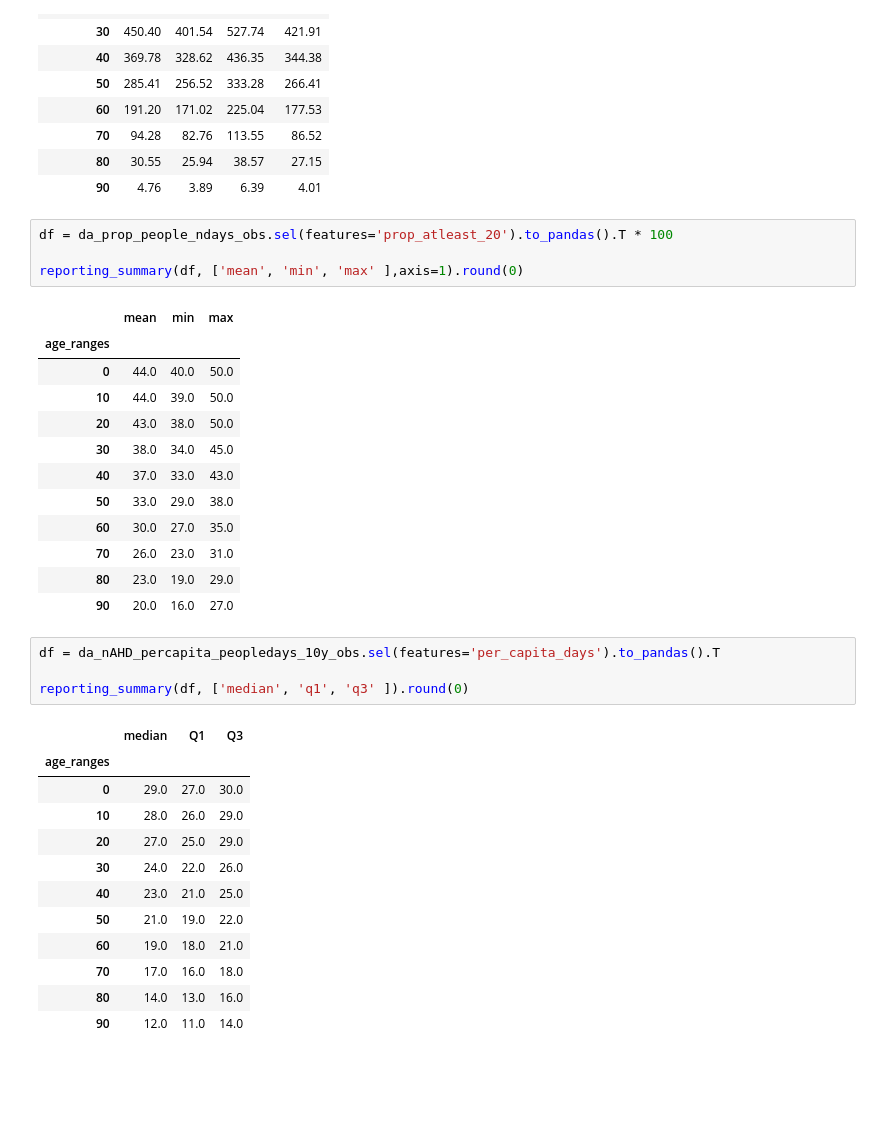
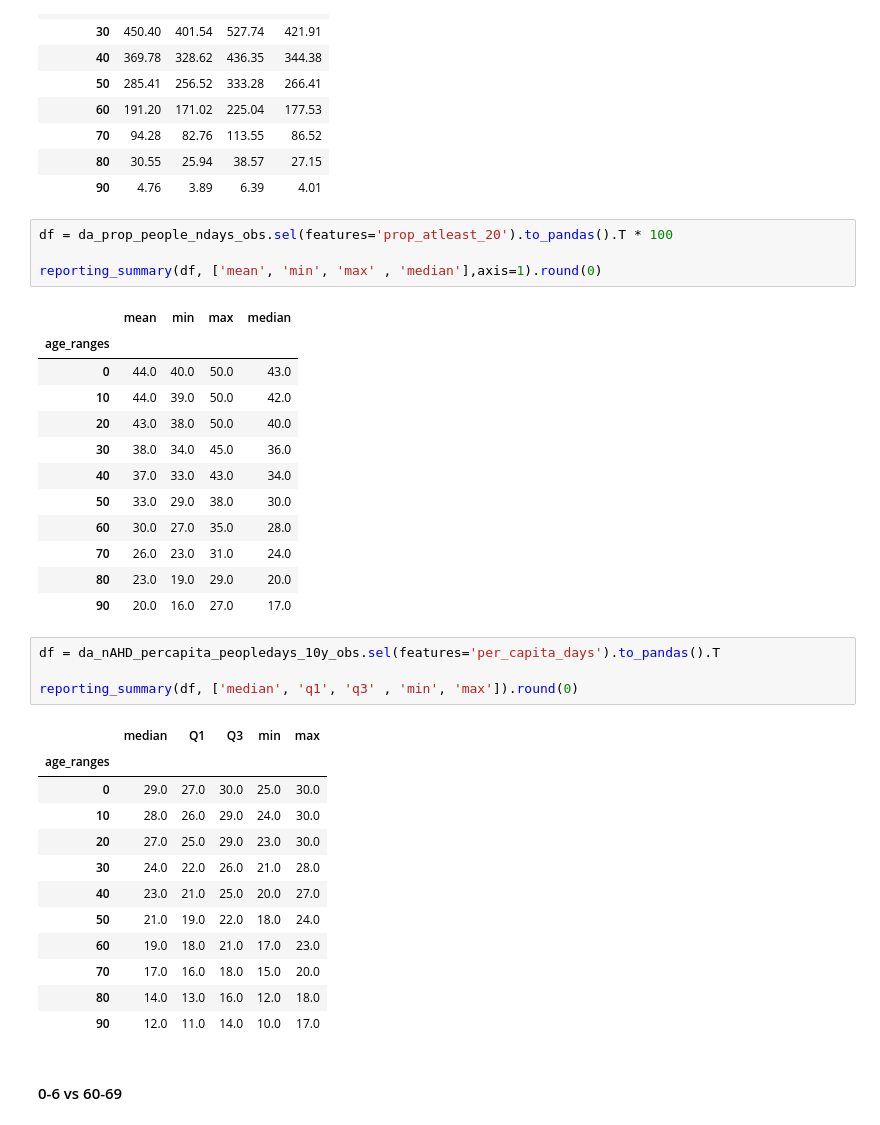
Before and after one commit to rosapietroiusti/attr-hs, a Jupyter notebook: main/attr-hw-fig2.ipynb, the cells around one changed output. Drawn from its saved outputs; the diff is of its cells as text; blank space fills up the shorter version.

```diff
--- a/main/attr-hw-fig2.ipynb
+++ b/main/attr-hw-fig2.ipynb
@@ -540,37 +691,39 @@ reporting_summary(df, ['mean', 'min', 'max' , 'median'],axis=1)
 # %%
 df = da_prop_people_ndays_obs.sel(features='prop_atleast_20').to_pandas().T * 100
 
-reporting_summary(df, ['mean', 'min', 'max' ],axis=1).round(0)
+reporting_summary(df, ['mean', 'min', 'max' , 'median'],axis=1).round(0)
 # %% [output]
-|  | mean | min | max |
-| age_ranges |  |  |  |
-| 0 | 44.0 | 40.0 | 50.0 |
-| 10 | 44.0 | 39.0 | 50.0 |
-| 20 | 43.0 | 38.0 | 50.0 |
-| 30 | 38.0 | 34.0 | 45.0 |
-| 40 | 37.0 | 33.0 | 43.0 |
-| 50 | 33.0 | 29.0 | 38.0 |
-| 60 | 30.0 | 27.0 | 35.0 |
-| 70 | 26.0 | 23.0 | 31.0 |
-| 80 | 23.0 | 19.0 | 29.0 |
-| 90 | 20.0 | 16.0 | 27.0 |
+|  | mean | min | max | median |
+| age_ranges |  |  |  |  |
+| 0 | 44.0 | 40.0 | 50.0 | 43.0 |
+| 10 | 44.0 | 39.0 | 50.0 | 42.0 |
+| 20 | 43.0 | 38.0 | 50.0 | 40.0 |
+| 30 | 38.0 | 34.0 | 45.0 | 36.0 |
+| 40 | 37.0 | 33.0 | 43.0 | 34.0 |
+| 50 | 33.0 | 29.0 | 38.0 | 30.0 |
+| 60 | 30.0 | 27.0 | 35.0 | 28.0 |
+| 70 | 26.0 | 23.0 | 31.0 | 24.0 |
+| 80 | 23.0 | 19.0 | 29.0 | 20.0 |
+| 90 | 20.0 | 16.0 | 27.0 | 17.0 |
 # %%
 df = da_nAHD_percapita_peopledays_10y_obs.sel(features='per_capita_days').to_pandas().T
 
-reporting_summary(df, ['median', 'q1', 'q3' ]).round(0)
+reporting_summary(df, ['median', 'q1', 'q3' , 'min', 'max']).round(0)
 # %% [output]
-|  | median | Q1 | Q3 |
-| age_ranges |  |  |  |
-| 0 | 29.0 | 27.0 | 30.0 |
-| 10 | 28.0 | 26.0 | 29.0 |
-| 20 | 27.0 | 25.0 | 29.0 |
-| 30 | 24.0 | 22.0 | 26.0 |
-| 40 | 23.0 | 21.0 | 25.0 |
-| 50 | 21.0 | 19.0 | 22.0 |
-| 60 | 19.0 | 18.0 | 21.0 |
-| 70 | 17.0 | 16.0 | 18.0 |
-| 80 | 14.0 | 13.0 | 16.0 |
-| 90 | 12.0 | 11.0 | 14.0 |
+|  | median | Q1 | Q3 | min | max |
+| age_ranges |  |  |  |  |  |
+| 0 | 29.0 | 27.0 | 30.0 | 25.0 | 30.0 |
+| 10 | 28.0 | 26.0 | 29.0 | 24.0 | 30.0 |
+| 20 | 27.0 | 25.0 | 29.0 | 23.0 | 30.0 |
+| 30 | 24.0 | 22.0 | 26.0 | 21.0 | 28.0 |
+| 40 | 23.0 | 21.0 | 25.0 | 20.0 | 27.0 |
+| 50 | 21.0 | 19.0 | 22.0 | 18.0 | 24.0 |
+| 60 | 19.0 | 18.0 | 21.0 | 17.0 | 23.0 |
+| 70 | 17.0 | 16.0 | 18.0 | 15.0 | 20.0 |
+| 80 | 14.0 | 13.0 | 16.0 | 12.0 | 18.0 |
+| 90 | 12.0 | 11.0 | 14.0 | 10.0 | 17.0 |
+# %% [markdown]
+#### 0-6 vs 60-69
 # %%
 # Multiplication factor n people 0-9 v 60-69
 df = pd.DataFrame( da_n_people_ndays_obs.sel(features='n_atleast_20').to_pandas().T.loc[0] / da_n_people_ndays_obs.sel(features='n_atleast_20').to_pandas().T.loc[60] ).T
```
Also changed, not shown: parts of 20 cells of this notebook, 24 other files.
